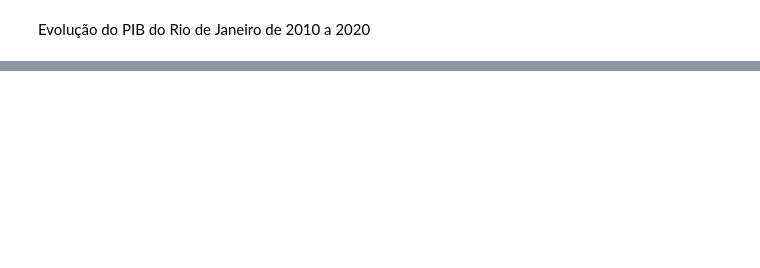
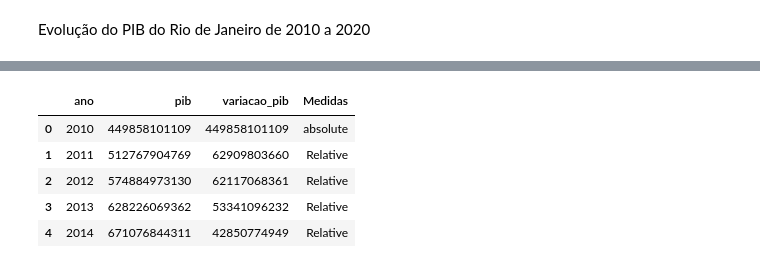
Before and after one commit to Jgabriel1800/PIB-no-brasil, a Jupyter notebook: PIBbrasil.ipynb, the cells around one changed output, grey strips where cells are left out. Cells and saved outputs as stored; diff of their text form; code cells hidden in the pictures; blank space fills up the shorter version.

```diff
--- a/PIBbrasil.ipynb
+++ b/PIBbrasil.ipynb
@@ -216,0 +235,12 @@ Evolução do PIB do Rio de Janeiro de 2010 a 2020
+# %%
+rio['variacao_pib']=rio['pib'].diff().fillna(rio['pib']).astype('int64')
+rio['Medidas']=['absolute']+['Relative']*10
+
+rio.head()
+# %% [output]
+|  | ano | pib | variacao_pib | Medidas |
+| 0 | 2010 | 449858101109 | 449858101109 | absolute |
+| 1 | 2011 | 512767904769 | 62909803660 | Relative |
+| 2 | 2012 | 574884973130 | 62117068361 | Relative |
+| 3 | 2013 | 628226069362 | 53341096232 | Relative |
+| 4 | 2014 | 671076844311 | 42850774949 | Relative |
```
Also changed, not shown: parts of 4 cells of this notebook.
